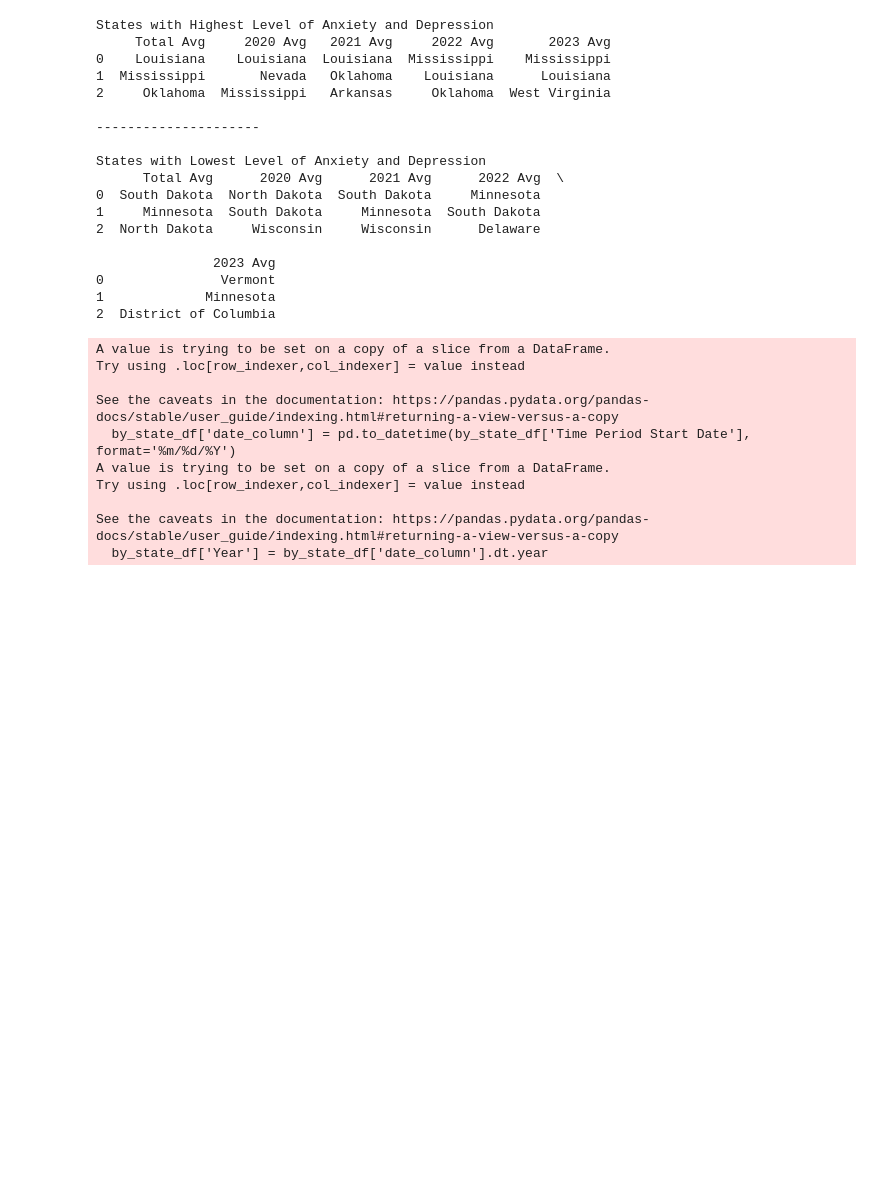
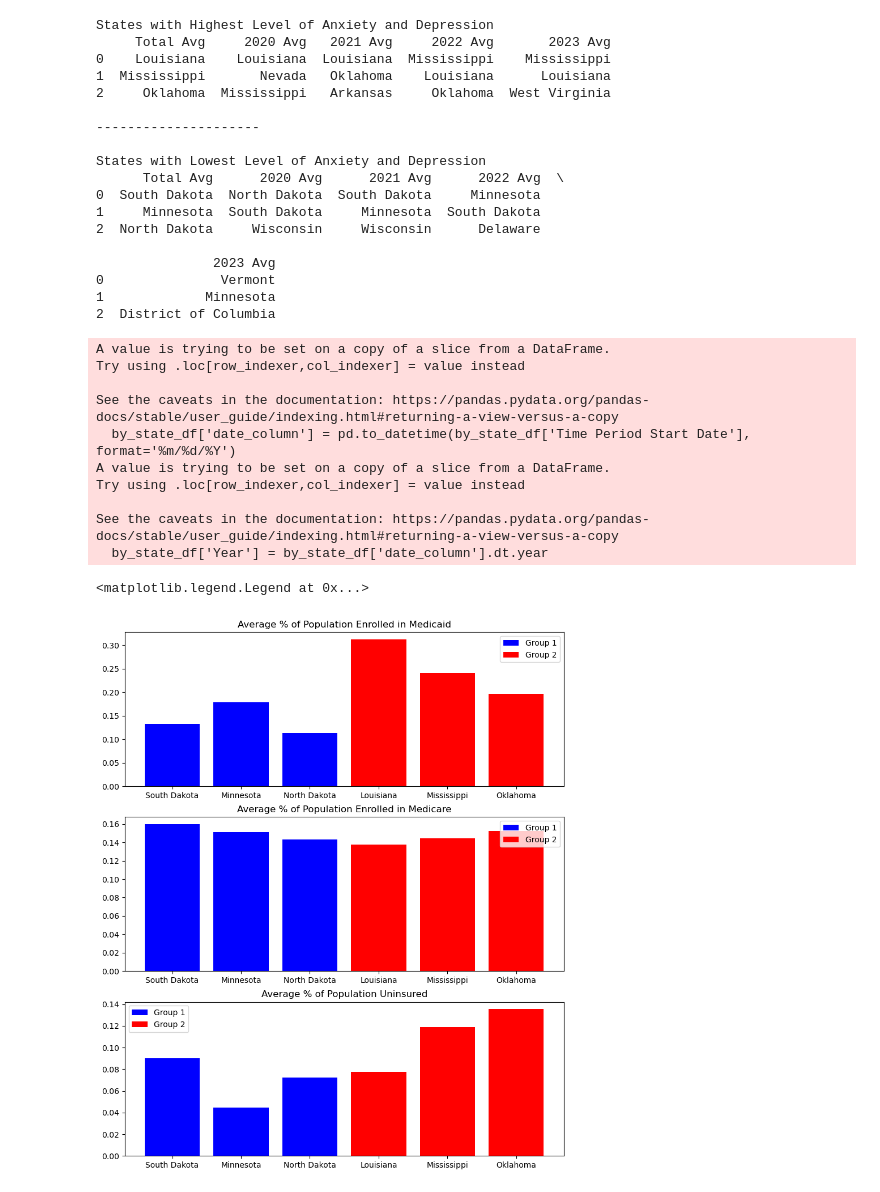
Before and after one commit to vjayne93/blue-team-project-1, a Jupyter notebook: luis-working-notebook.ipynb, the cells around one changed output. Drawn from its saved outputs; the diff is of its cells as text; code cells hidden in the pictures; blank space fills up the shorter version.

```diff
--- a/luis-working-notebook.ipynb
+++ b/luis-working-notebook.ipynb
@@ -96 +96,74 @@ hpsa_primary_full_df =  pd.read_csv(hpsa_primary_path)
 med_enr_full_df =  pd.read_csv(med_enr_path)
+# %%
+#Uninsured and Insured Data Set
+in_clean_df = pd.merge(unin_2019_full_df[['Location', 'Medicaid', 'Medicare', 'Uninsured']],
+                        unin_2021_full_df[['Location', 'Medicaid', 'Medicare', 'Uninsured']], on = 'Location')
+in_clean_df = pd.merge(in_clean_df, unin_2022_full_df[['Location', 'Medicaid', 'Medicare', 'Uninsured']], on = 'Location').dropna(how='any')
+
+group1_state_in_clean_df = []
+for states in lower_states.index:
+    group1_state_in_clean_df.append(in_clean_df.loc[in_clean_df['Location'] == states])
+group1_state_in_clean_df = pd.concat(group1_state_in_clean_df, ignore_index=True)
+group1_state_in_clean_df = group1_state_in_clean_df.rename(columns= {'Medicaid_x': 'Medicaid_2019',
+                             'Medicaid_y': 'Medicaid_2021',
+                             'Medicaid': 'Medicaid_2022',
+                             'Medicare_x': 'Medicare_2019',
+                             'Medicare_y': 'Medicare_2021',
+                             'Medicare': 'Medicare_2022',
+                             'Uninsured_x': 'Uninsured_2019',
+                             'Uninsured_y': 'Uninsured_2021',
+                             'Uninsured': 'Uninsured_2022'})
+
+avg_medicaid_g1 = np.mean(group1_state_in_clean_df.set_index('Location')[['Medicaid_2019',
+                                                                       'Medicaid_2021',
+                                                                       'Medicaid_2022']], axis=1)
+avg_medicare_g1 = np.mean(group1_state_in_clean_df.set_index('Location')[['Medicare_2019',
+                                                                       'Medicare_2021',
+                                                                       'Medicare_2022']], axis=1)
+avg_uninsured_g1 = np.mean(group1_state_in_clean_df.set_index('Location')[['Uninsured_2019',
+                                                                       'Uninsured_2021',
+
+
+                                                                           'Uninsured_2022']], axis=1)
+group2_state_in_clean_df = []
+for states in higher_states.index:
+    group2_state_in_clean_df.append(in_clean_df.loc[in_clean_df['Location'] == states])
+group2_state_in_clean_df = pd.concat(group2_state_in_clean_df, ignore_index=True)
+group2_state_in_clean_df = group2_state_in_clean_df.rename(columns= {'Medicaid_x': 'Medicaid_2019',
+                             'Medicaid_y': 'Medicaid_2021',
+                             'Medicaid': 'Medicaid_2022',
+                             'Medicare_x': 'Medicare_2019',
+                             'Medicare_y': 'Medicare_2021',
+                             'Medicare': 'Medicare_2022',
+                             'Uninsured_x': 'Uninsured_2019',
+                             'Uninsured_y': 'Uninsured_2021',
+                             'Uninsured': 'Uninsured_2022'})
+
+avg_medicaid_g2 = np.mean(group2_state_in_clean_df.set_index('Location')[['Medicaid_2019',
+                                                                       'Medicaid_2021',
+                                                                       'Medicaid_2022']], axis=1)
+avg_medicare_g2 = np.mean(group2_state_in_clean_df.set_index('Location')[['Medicare_2019',
+                                                                       'Medicare_2021',
+                                                                       'Medicare_2022']], axis=1)
+avg_uninsured_g2 = np.mean(group2_state_in_clean_df.set_index('Location')[['Uninsured_2019',
+                                                                       'Uninsured_2021',
+                                                                       'Uninsured_2022']], axis=1)
+
+fig, axs = plt.subplots(3, 1, figsize=(10, 12))
+axs[0].bar(avg_medicaid_g1.index, avg_medicaid_g1, color='blue', label='Group 1')
+axs[0].bar(avg_medicaid_g2.index, avg_medicaid_g2, color='red', label='Group 2')
+axs[0].set_title('Average % of Population Enrolled in Medicaid')
+axs[0].legend()
+
+axs[1].bar(avg_medicare_g1.index, avg_medicare_g1, color='blue', label='Group 1')
+axs[1].bar(avg_medicare_g2.index, avg_medicare_g2, color='red', label='Group 2')
+axs[1].set_title('Average % of Population Enrolled in Medicare')
+axs[1].legend()
+
+axs[2].bar(avg_uninsured_g1.index, avg_uninsured_g1, color='blue', label='Group 1')
+axs[2].bar(avg_uninsured_g2.index, avg_uninsured_g2, color='red', label='Group 2')
+axs[2].set_title('Average % of Population Uninsured')
+axs[2].legend()
+# %% [output]
+<matplotlib.legend.Legend at 0x...>
+[figure, added]
```
Also changed, not shown: parts of 4 cells of this notebook, 1 other file.
